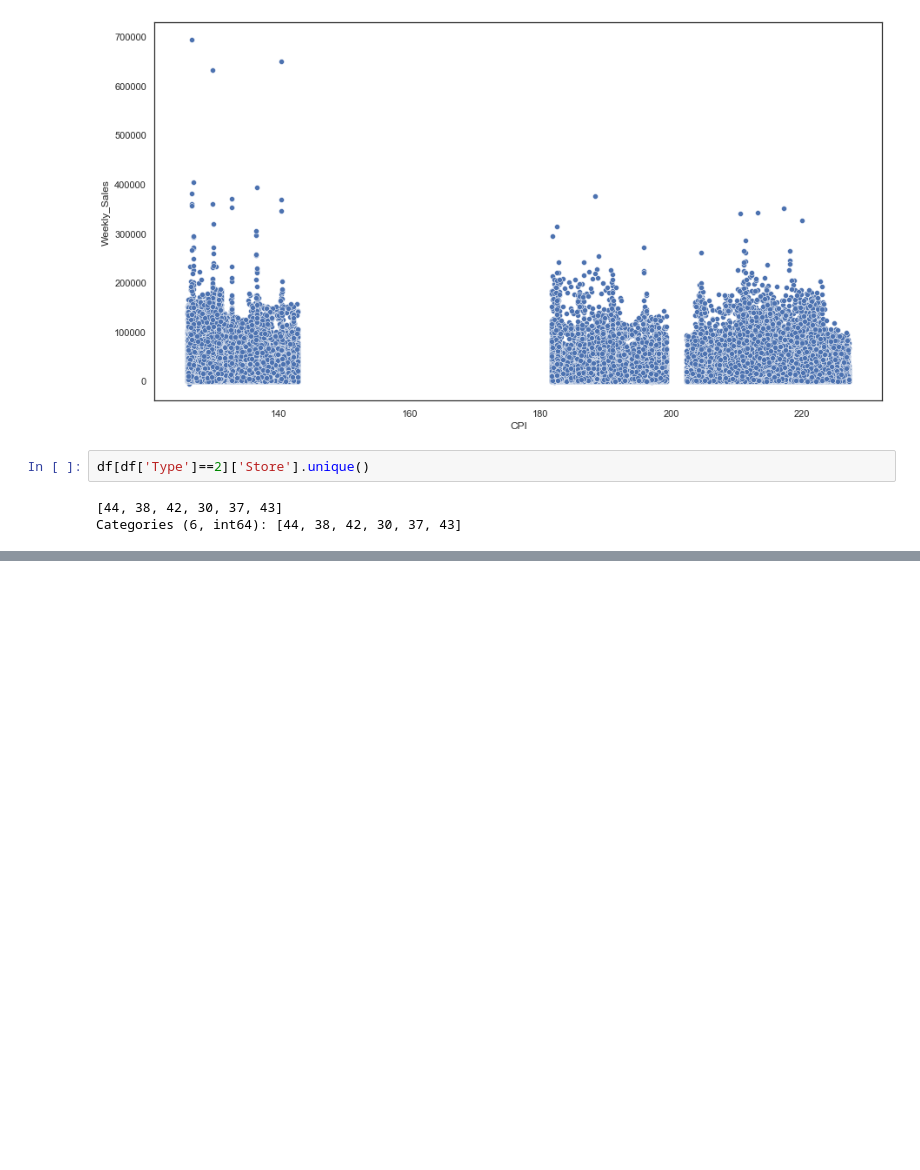
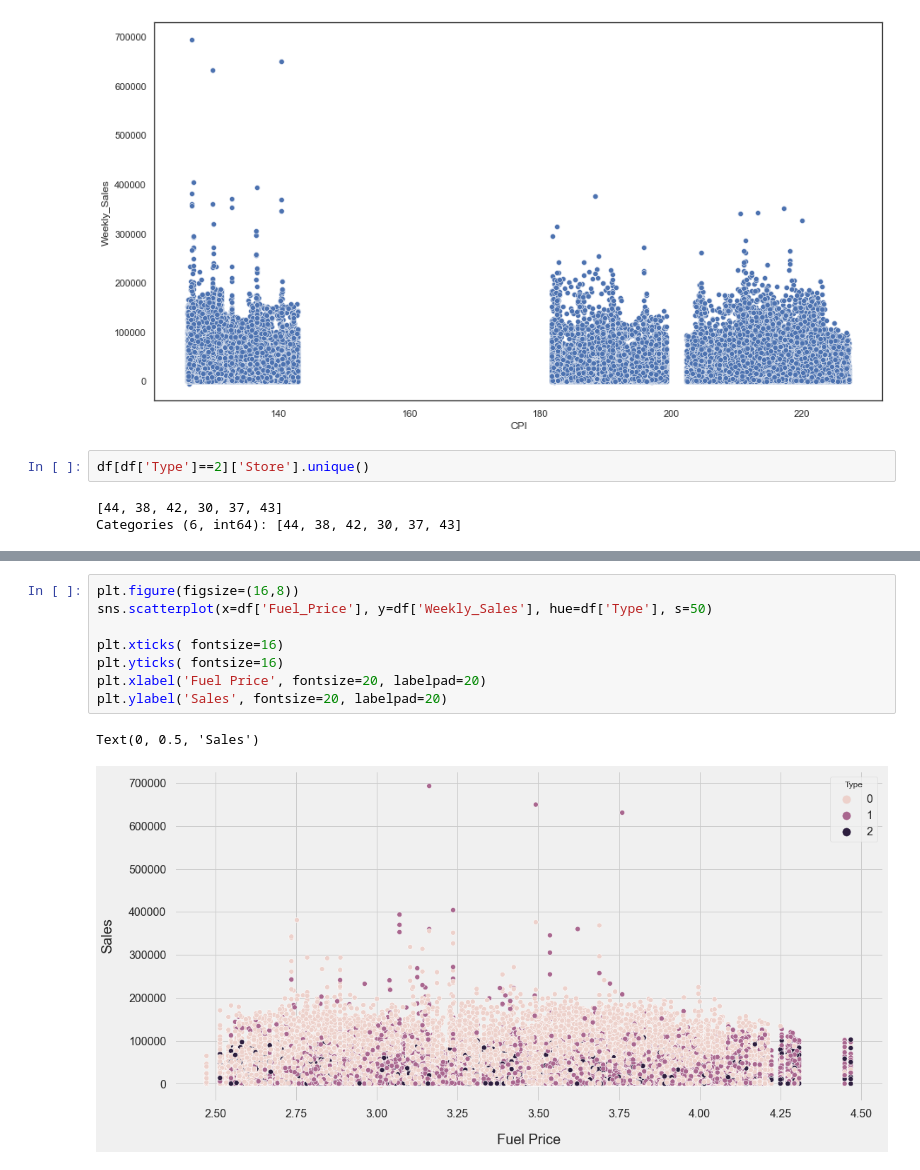
Before and after one commit to tmxkqotnl/project_mini_machine_learning_team_two, a Jupyter notebook: source/ssj_data_preprocessing(add).ipynb, the cells around one changed output, grey strips where cells are left out. Saved outputs shown, nothing was run; the diff lists cells and outputs as text; blank space fills up the shorter version.

```diff
--- a/source/ssj_data_preprocessing(add).ipynb
+++ b/source/ssj_data_preprocessing(add).ipynb
@@ -592,0 +625,11 @@ sns.scatterplot(x=df['Size'], y=df['Weekly_Sales'], hue=df['Type'])
+# %%
+plt.figure(figsize=(16,8))
+sns.scatterplot(x=df['Fuel_Price'], y=df['Weekly_Sales'], hue=df['Type'], s=50)
+
+plt.xticks( fontsize=16)
+plt.yticks( fontsize=16)
+plt.xlabel('Fuel Price', fontsize=20, labelpad=20)
+plt.ylabel('Sales', fontsize=20, labelpad=20)
+# %% [output]
+Text(0, 0.5, 'Sales')
+[figure, added]
```
Also changed, not shown: parts of 8 cells of this notebook.
